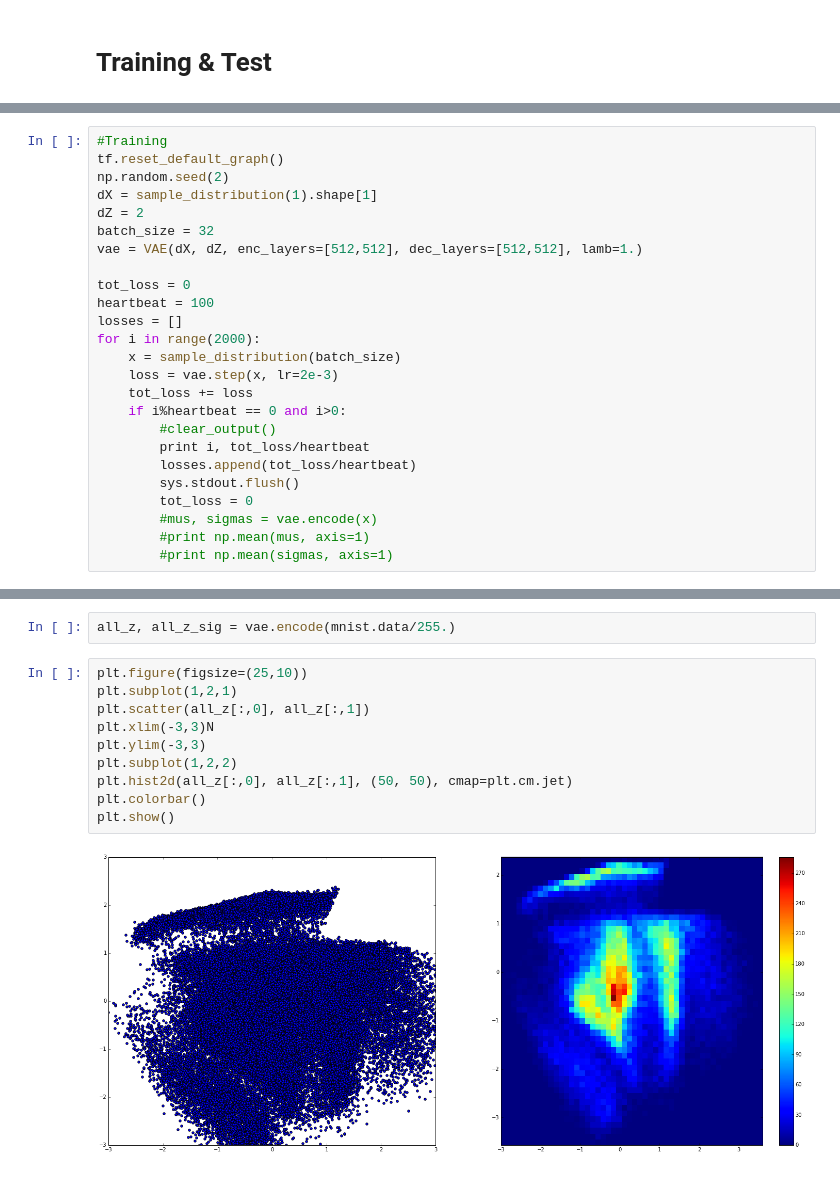
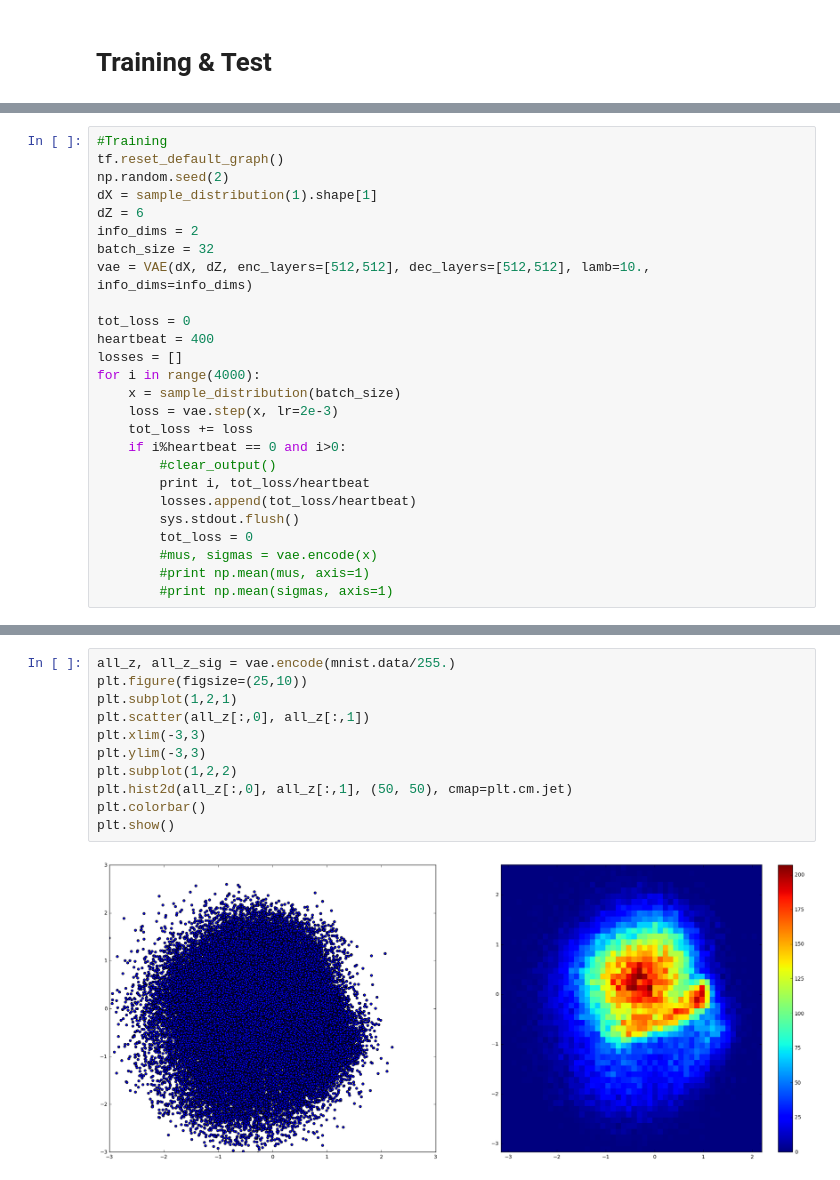
Before and after one commit to justinjfu/sandbox, a Jupyter notebook: VAE_info.ipynb, the cells around one changed output, grey strips where cells are left out. Saved outputs shown, nothing was run; the diff lists cells and outputs as text.

```diff
--- a/VAE_info.ipynb
+++ b/VAE_info.ipynb
@@ -161,14 +206,15 @@ plt.show()
 tf.reset_default_graph()
 np.random.seed(2)
 dX = sample_distribution(1).shape[1]
-dZ = 2
+dZ = 6
+info_dims = 2
 batch_size = 32
-vae = VAE(dX, dZ, enc_layers=[512,512], dec_layers=[512,512], lamb=1.)
+vae = VAE(dX, dZ, enc_layers=[512,512], dec_layers=[512,512], lamb=10., info_dims=info_dims)
 
 tot_loss = 0
-heartbeat = 100
+heartbeat = 400
 losses = []
-for i in range(2000):
+for i in range(4000):
     x = sample_distribution(batch_size)
     loss = vae.step(x, lr=2e-3)
     tot_loss += loss
@@ -259,14 +296,13 @@ plt.tight_layout()
-# %%
-all_z, all_z_sig = vae.encode(mnist.data/255.)
 # %%
+all_z, all_z_sig = vae.encode(mnist.data/255.)
 plt.figure(figsize=(25,10))
 plt.subplot(1,2,1)
 plt.scatter(all_z[:,0], all_z[:,1])
-plt.xlim(-3,3)N
+plt.xlim(-3,3)
 plt.ylim(-3,3)
 plt.subplot(1,2,2)
 plt.hist2d(all_z[:,0], all_z[:,1], (50, 50), cmap=plt.cm.jet)
 plt.colorbar()
 plt.show()
 # %% [output]
-[figure, old version]
+[figure, new version]
```
Also changed, not shown: parts of 8 cells of this notebook.
